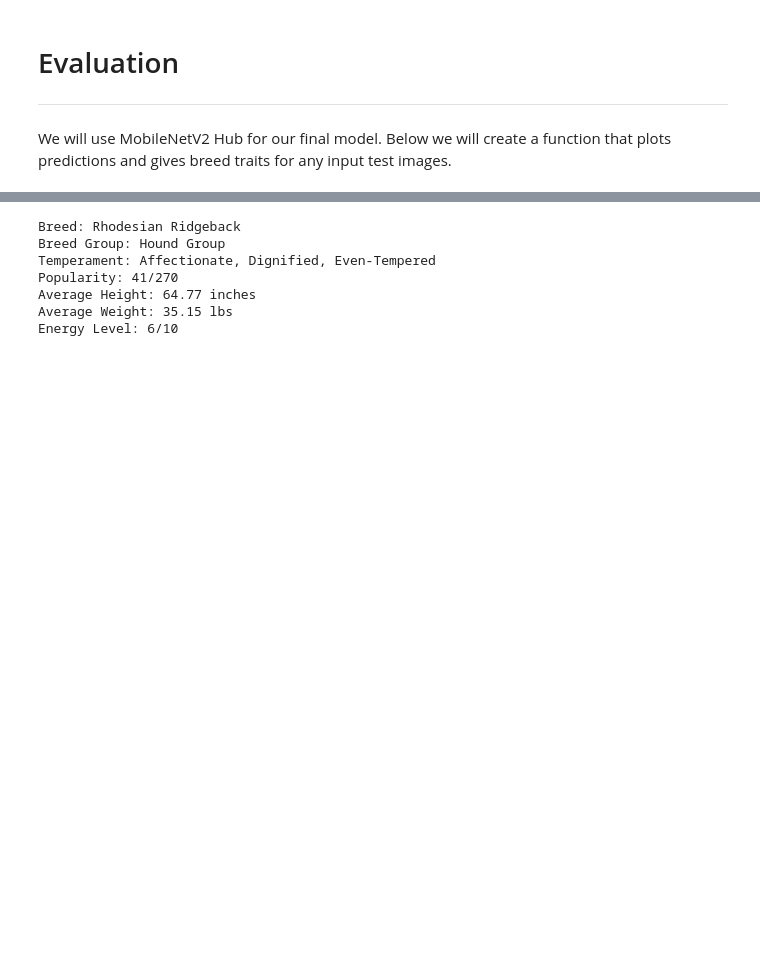
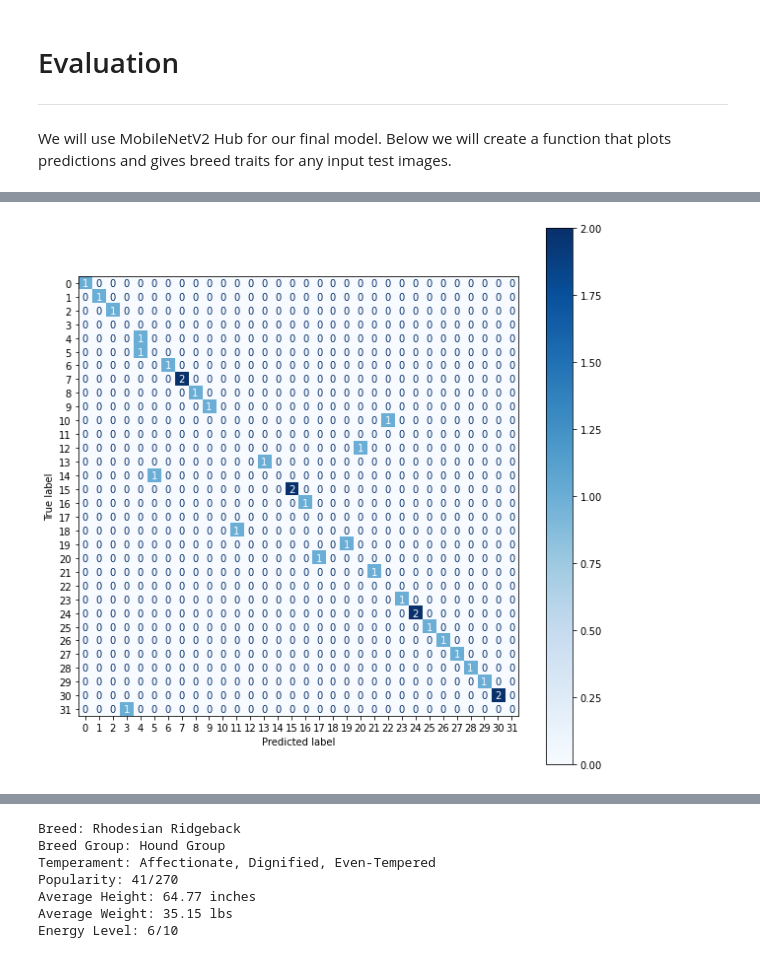
Before and after one commit to hannah-schurman/dog-breed-identification, a Jupyter notebook: dog_breed_classifier.ipynb, the cells around one changed output, grey strips where cells are left out. Saved outputs shown, nothing was run; the diff lists cells and outputs as text; code cells hidden in the pictures; blank space fills up the shorter version.

```diff
--- a/dog_breed_classifier.ipynb
+++ b/dog_breed_classifier.ipynb
@@ -558,5 +552,3 @@ WARNING:tensorflow:5 out of the last 246 calls to <function Model.make_predict_f
 # Evaluation
 ---
 We will use MobileNetV2 Hub for our final model. Below we will create a function that plots predictions and gives breed traits for any input test images.
-# %%
-saved_mobilenet = models.load_model(('data/models/mobilenet_hub.h5'), custom_objects={'KerasLayer':hub.KerasLayer})
@@ -591,0 +555,3 @@ def get_temperament(prediction):
+# %%
+# load saved model
+saved_mobilenet = models.load_model('data/models/mobilenet_hub.tf')
@@ -591,0 +577,7 @@ def get_temperament(prediction):
+# %%
+with warnings.catch_warnings():
+    warnings.simplefilter('ignore')
+
+plot_confusion_matrix(saved_mobilenet, test_images, test_labels)
+# %% [output]
+[figure, added]
```
Also changed, not shown: parts of 90 cells of this notebook, 22 other files.
